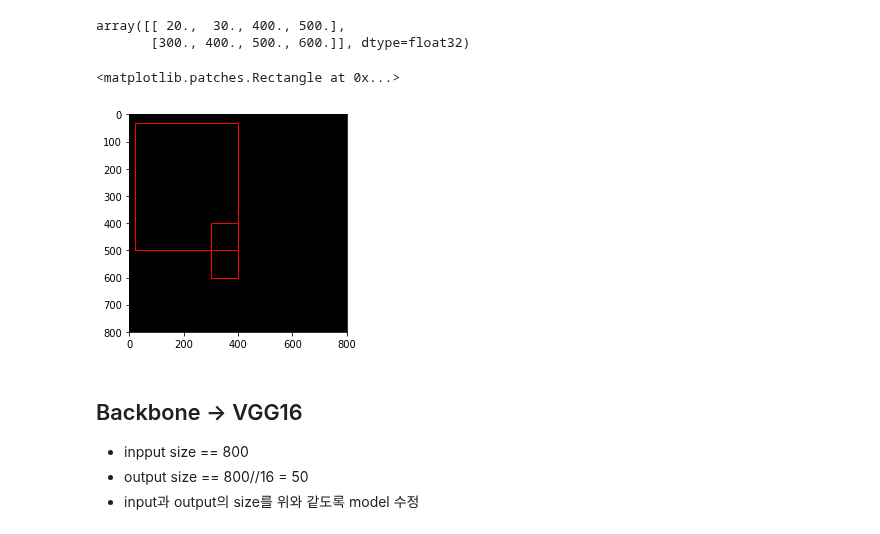
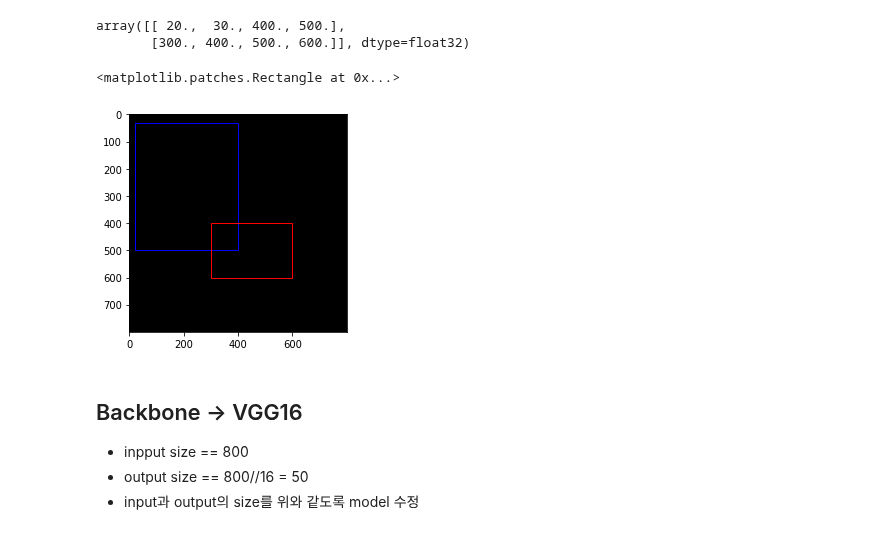
Before and after one commit to gjustin40/Pytorch-Cookbook, a Jupyter notebook: Beginner/Pytorch7_ObjectDetection(Faster RCNN)-Falied.ipynb, the cells around one changed output. Saved outputs shown, nothing was run; the diff lists cells and outputs as text; code cells hidden in the pictures.

```diff
--- a/Pytorch7_ObjectDetection(Faster RCNN)-Falied.ipynb
+++ b/Beginner/Pytorch7_ObjectDetection(Faster RCNN)-Falied.ipynb
@@ -71,21 +37,21 @@ array([[ 20.,  30., 400., 500.],
 # %%
 tensor = image
 tensor = tensor.squeeze()
 tensor = tensor.permute(1,2,0)
 img = np.array(tensor)
 
 fig, ax = plt.subplots()
 ax.imshow(img)
 
 import matplotlib.patches as patches
-rect1 = patches.Rectangle((20,30),380,470, facecolor='none', edgecolor='r')
-rect2 = patches.Rectangle((300,400),100,200, facecolor='none', edgecolor='r')
+rect1 = patches.Rectangle((20,30),380,470, facecolor='none', edgecolor='b')
+rect2 = patches.Rectangle((300,400),300,200, facecolor='none', edgecolor='r')
 
 ax.add_patch(rect1)
 ax.add_patch(rect2)
 # %% [output]
 <matplotlib.patches.Rectangle at 0x...>
-[figure, old version]
+[figure, new version]
 # %% [markdown]
 ## Backbone -> VGG16
 - inpput size == 800
```
Also changed, not shown: parts of 5 cells of this notebook, 3 other files.
